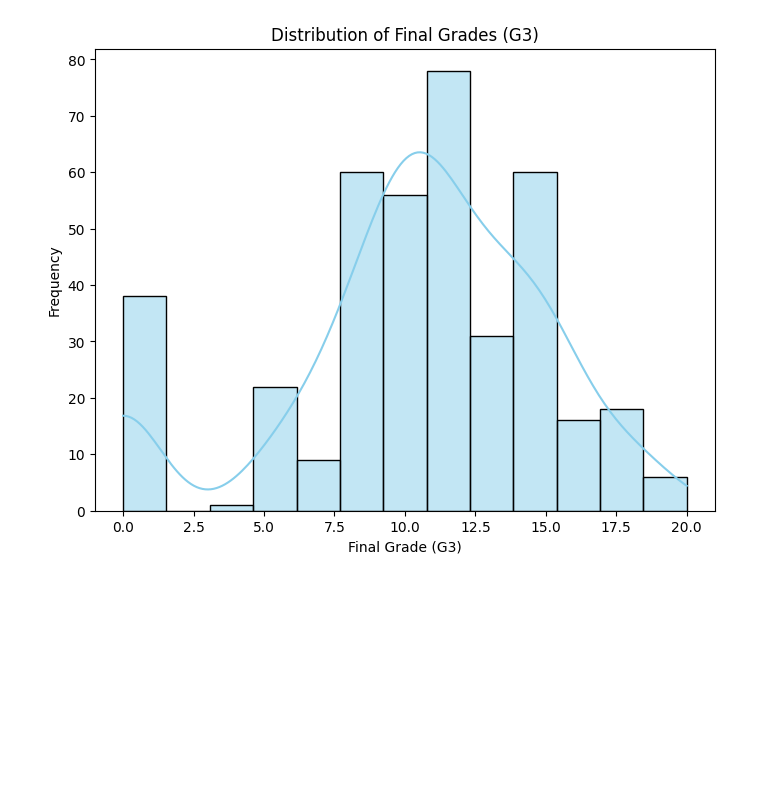
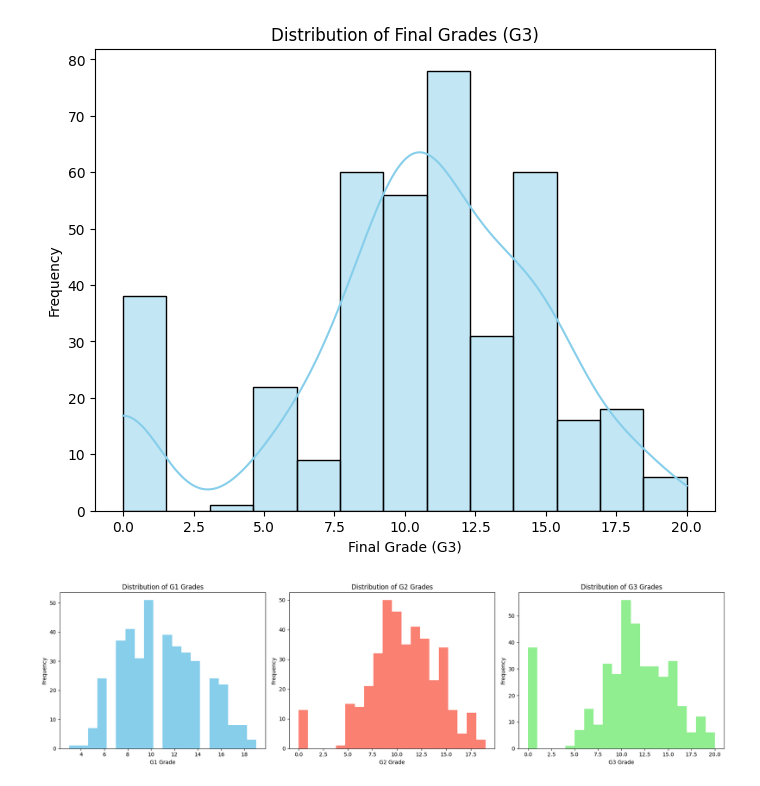
Before and after one commit to ReapredatoR/CodeAlpha_Predictive_Modeling_with_Linear-Regression, a Jupyter notebook: main.ipynb, the cells around one changed output. Cells and saved outputs as stored; diff of their text form; code cells hidden in the pictures; blank space fills up the shorter version.

```diff
--- a/main.ipynb
+++ b/main.ipynb
@@ -116,3 +116,29 @@ plt.ylabel('Frequency')
 plt.show()
 # %% [output]
 [figure]
+# %%
+# Plotting histograms for G1, G2, and G3 grades
+plt.figure(figsize=(18, 5))
+
+plt.subplot(1, 3, 1)
+plt.hist(df['G1'], bins=20, color='skyblue')
+plt.title('Distribution of G1 Grades')
+plt.xlabel('G1 Grade')
+plt.ylabel('Frequency')
+
+plt.subplot(1, 3, 2)
+plt.hist(df['G2'], bins=20, color='salmon')
+plt.title('Distribution of G2 Grades')
+plt.xlabel('G2 Grade')
+plt.ylabel('Frequency')
+
+plt.subplot(1, 3, 3)
+plt.hist(df['G3'], bins=20, color='lightgreen')
+plt.title('Distribution of G3 Grades')
+plt.xlabel('G3 Grade')
+plt.ylabel('Frequency')
+
+plt.tight_layout()
+plt.show()
+# %% [output]
+[figure, added]
```
Also changed, not shown: parts of 3 cells of this notebook.
